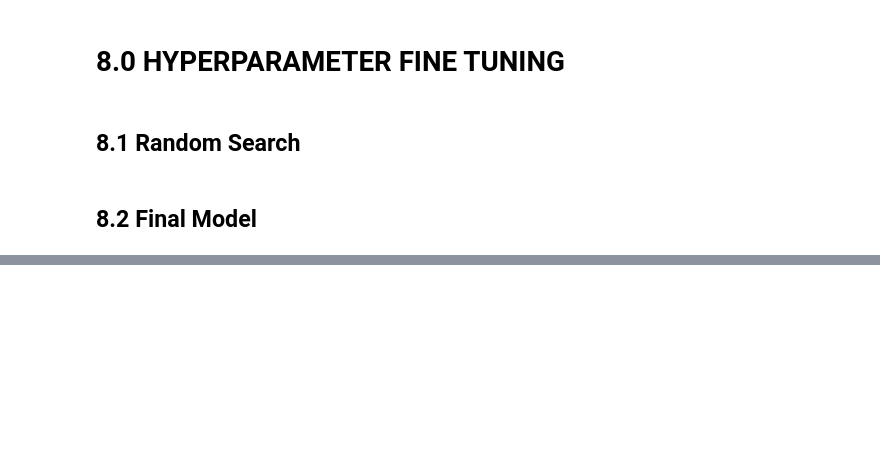
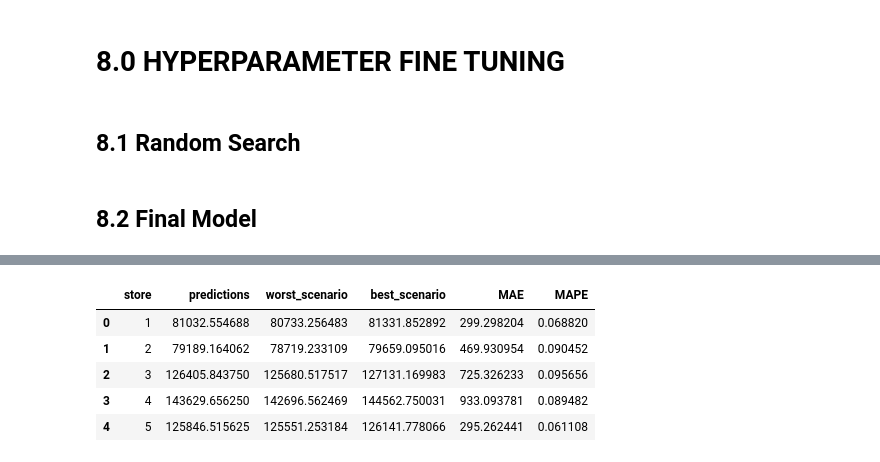
Before and after one commit to leon-amador/Rossman_sales, a Jupyter notebook: Rossman_sales_notebook.ipynb, the cells around one changed output, grey strips where cells are left out. Drawn from its saved outputs; the diff is of its cells as text; code cells hidden in the pictures; blank space fills up the shorter version.

```diff
--- a/Rossman_sales_notebook.ipynb
+++ b/Rossman_sales_notebook.ipynb
@@ -1259,0 +1279,9 @@ xgb_result_tuned
+# %%
+df92.head()
+# %% [output]
+|  | store | predictions | worst_scenario | best_scenario | MAE | MAPE |
+| 0 | 1 | 81032.554688 | 80733.256483 | 81331.852892 | 299.298204 | 0.068820 |
+| 1 | 2 | 79189.164062 | 78719.233109 | 79659.095016 | 469.930954 | 0.090452 |
+| 2 | 3 | 126405.843750 | 125680.517517 | 127131.169983 | 725.326233 | 0.095656 |
+| 3 | 4 | 143629.656250 | 142696.562469 | 144562.750031 | 933.093781 | 0.089482 |
+| 4 | 5 | 125846.515625 | 125551.253184 | 126141.778066 | 295.262441 | 0.061108 |
```
Also changed, not shown: parts of 27 cells of this notebook.
